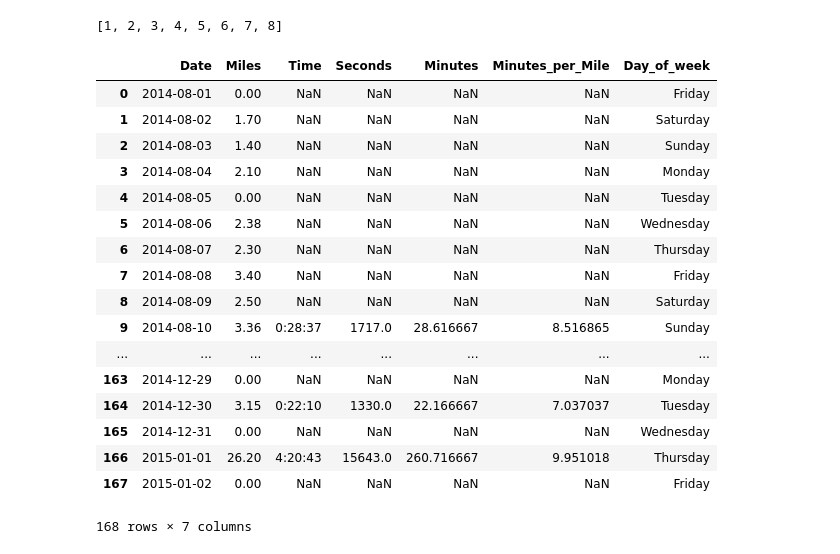
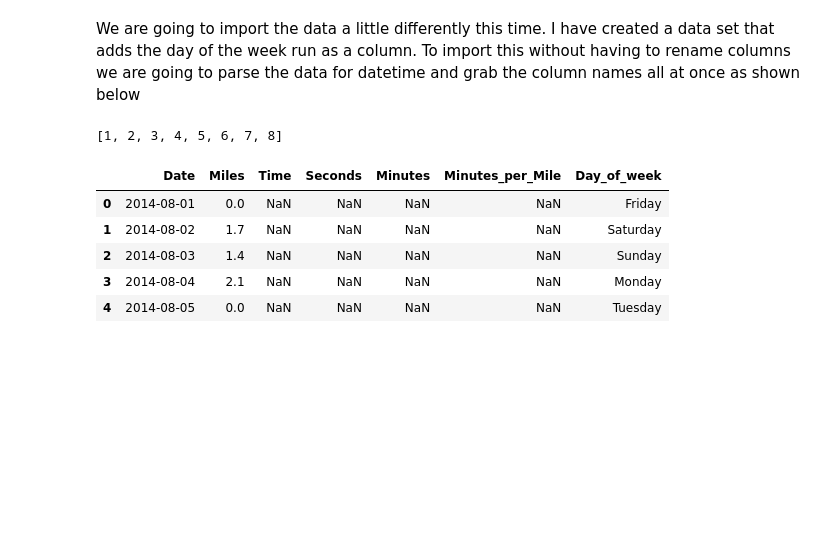
Before and after one commit to ContextLab/CDL-tutorials, a Jupyter notebook: Tutorial 3- walkthrough.ipynb, the cells around one changed output. Cells and saved outputs as stored; diff of their text form; code cells hidden in the pictures; blank space fills up the shorter version.

Commit message:
updatign tutorials and data

```diff
--- a/Tutorial 3- walkthrough.ipynb
+++ b/Tutorial 3- walkthrough.ipynb
@@ -4,6 +4,8 @@ import sys
 import numpy as np
 import pandas as pd
 import matplotlib.pyplot as plt
+# %% [markdown]
+We are going to import the data a little differently this time. I have created a data set that adds the day of the week run as a column. To import this without having to rename columns we are going to parse the data for datetime and grab the column names all at once as shown below
 # %%
 list(range(1,9))
 # %% [output]
@@ -11,23 +13,11 @@ list(range(1,9))
 # %%
 df= pd.read_csv('../PANDAS/data/DataForTutorial3.csv', parse_dates=['Date'], usecols=list(range(1,8)))
 # %%
-df
+df.head()
 # %% [output]
 |  | Date | Miles | Time | Seconds | Minutes | Minutes_per_Mile | Day_of_week |
-| 0 | 2014-08-01 | 0.00 | NaN | NaN | NaN | NaN | Friday |
-| 1 | 2014-08-02 | 1.70 | NaN | NaN | NaN | NaN | Saturday |
-| 2 | 2014-08-03 | 1.40 | NaN | NaN | NaN | NaN | Sunday |
-| 3 | 2014-08-04 | 2.10 | NaN | NaN | NaN | NaN | Monday |
-| 4 | 2014-08-05 | 0.00 | NaN | NaN | NaN | NaN | Tuesday |
-| 5 | 2014-08-06 | 2.38 | NaN | NaN | NaN | NaN | Wednesday |
-| 6 | 2014-08-07 | 2.30 | NaN | NaN | NaN | NaN | Thursday |
-| 7 | 2014-08-08 | 3.40 | NaN | NaN | NaN | NaN | Friday |
-| 8 | 2014-08-09 | 2.50 | NaN | NaN | NaN | NaN | Saturday |
-| 9 | 2014-08-10 | 3.36 | 0:28:37 | 1717.0 | 28.616667 | 8.516865 | Sunday |
-| ... | ... | ... | ... | ... | ... | ... | ... |
-| 163 | 2014-12-29 | 0.00 | NaN | NaN | NaN | NaN | Monday |
-| 164 | 2014-12-30 | 3.15 | 0:22:10 | 1330.0 | 22.166667 | 7.037037 | Tuesday |
-| 165 | 2014-12-31 | 0.00 | NaN | NaN | NaN | NaN | Wednesday |
-| 166 | 2015-01-01 | 26.20 | 4:20:43 | 15643.0 | 260.716667 | 9.951018 | Thursday |
-| 167 | 2015-01-02 | 0.00 | NaN | NaN | NaN | NaN | Friday |
+| 0 | 2014-08-01 | 0.0 | NaN | NaN | NaN | NaN | Friday |
+| 1 | 2014-08-02 | 1.7 | NaN | NaN | NaN | NaN | Saturday |
+| 2 | 2014-08-03 | 1.4 | NaN | NaN | NaN | NaN | Sunday |
+| 3 | 2014-08-04 | 2.1 | NaN | NaN | NaN | NaN | Monday |
+| 4 | 2014-08-05 | 0.0 | NaN | NaN | NaN | NaN | Tuesday |
-168 rows × 7 columns
```
Also changed, not shown: parts of 19 cells of this notebook, 2 other files.
